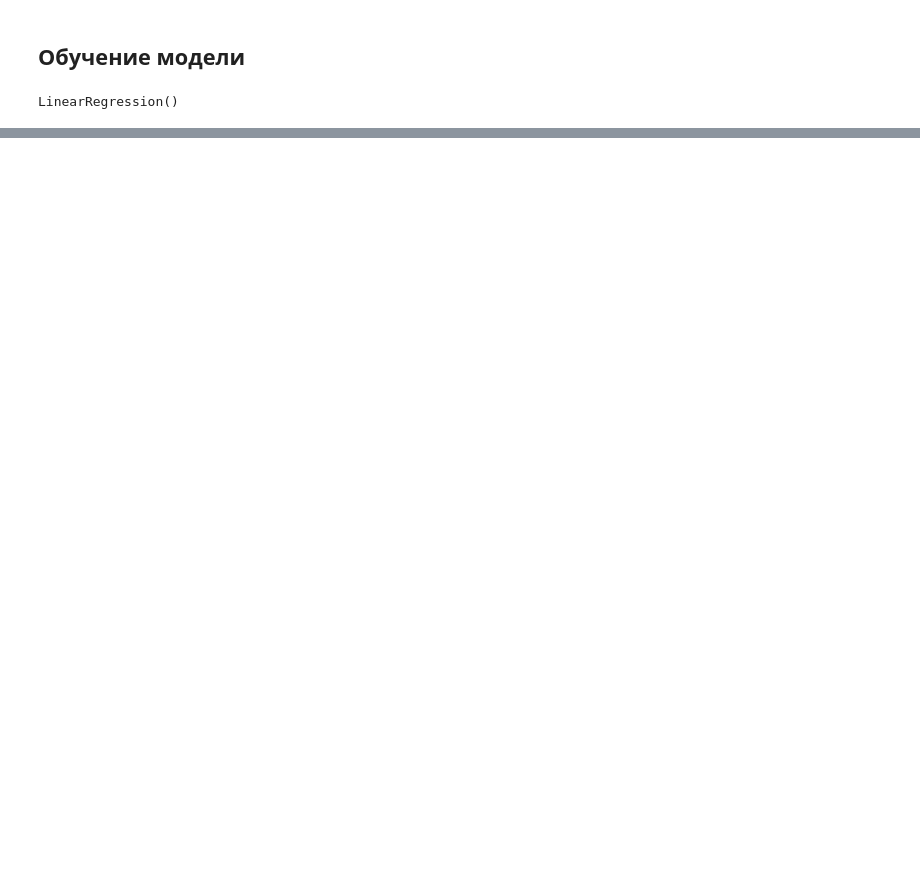
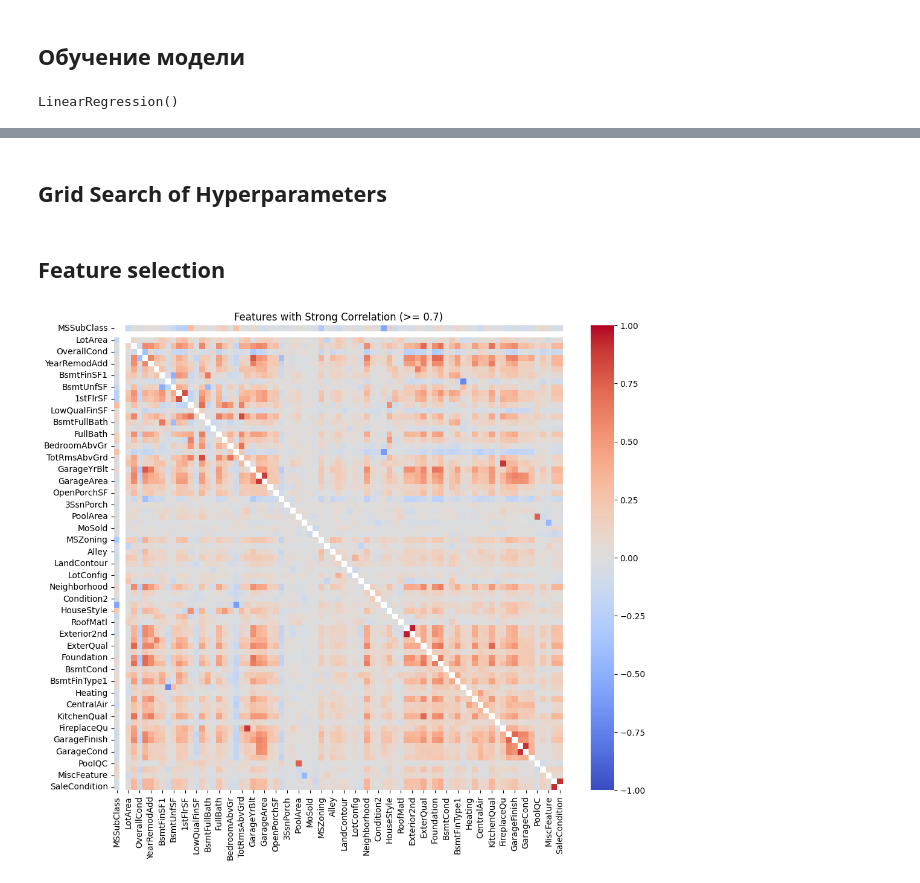
Before and after one commit to vasevooo/housing_kaggle, a Jupyter notebook: advanced housing_reg.ipynb, the cells around one changed output, grey strips where cells are left out. Drawn from its saved outputs; the diff is of its cells as text; code cells hidden in the pictures; blank space fills up the shorter version.

```diff
--- a/advanced housing_reg.ipynb
+++ b/advanced housing_reg.ipynb
@@ -36,4 +36,9 @@ df = pd.concat([df_train.drop('SalePrice', axis=1), df_test], axis=0)
 df.reset_index(inplace=True, drop=True)
 y = np.log(df_train['SalePrice'])
 df.head(5)
+
+ind_train = df_train.shape[0]
+ind_test = df_test.shape[0]
+
+ind_train, ind_test
 # %% [output]
@@ -258,10 +275,10 @@ from category_encoders import TargetEncoder
 te = TargetEncoder()
 
 ## Обучаем target encoding
-te.fit(df_cat.loc[0:1459,:], y)
+te.fit(df_cat.loc[0:ind_test,:], y)
 
 ## Собираем df с target encoding
-df_cat_te = pd.concat([te.transform(df_cat.loc[0:1459,:]), te.transform(te.transform(df_cat.loc[1460:,:]))], axis=0)
+df_cat_te = pd.concat([te.transform(df_cat.loc[0:ind_test,:]), te.transform(te.transform(df_cat.loc[ind_train:,:]))], axis=0)
 
 
 df_cat_te.describe()
@@ -347,10 +422,12 @@ df_scaled.describe().round(2)
 # %%
 ### Разбиваем наш df на train and test
 
-df_train = df_scaled.loc[0:1459,:]
-df_test = pd.concat([df['Id'][1460:], df_scaled.loc[1460:,:]], axis=1)
+df_train = df_scaled.loc[0:ind_test,:]
+df_test = pd.concat([df['Id'][ind_train:], df_scaled.loc[ind_train:,:]], axis=1)
 
 df_train.shape, df_test.shape
+
+# df_test.head(5)
 # %% [output]
 ((1460, 79), (1459, 80))
 # %%
@@ -410,0 +493,2 @@ submission_lr.to_csv('/Users/vasevooo/projects/house_prices/housing_kaggle/data/
+# %% [markdown]
+## Grid Search of Hyperparameters
@@ -410,0 +510,16 @@ submission_lr.to_csv('/Users/vasevooo/projects/house_prices/housing_kaggle/data/
+# %% [markdown]
+## Feature selection
+# %%
+corr_matrix = df_train.corr()
+
+# Filter the correlation matrix based on a threshold, e.g., 0.7
+threshold = 0
+strong_corr = corr_matrix[(np.abs(corr_matrix) >= threshold) & (np.abs(corr_matrix) != 1)]
+
+# Plot the heatmap
+plt.figure(figsize=(12, 10))
+sns.heatmap(strong_corr, cmap='coolwarm', vmin=-1, vmax=1)
+plt.title("Features with Strong Correlation (>= 0.7)")
+plt.show()
+# %% [output]
+[figure, added]
```
Also changed, not shown: parts of 20 cells of this notebook.
